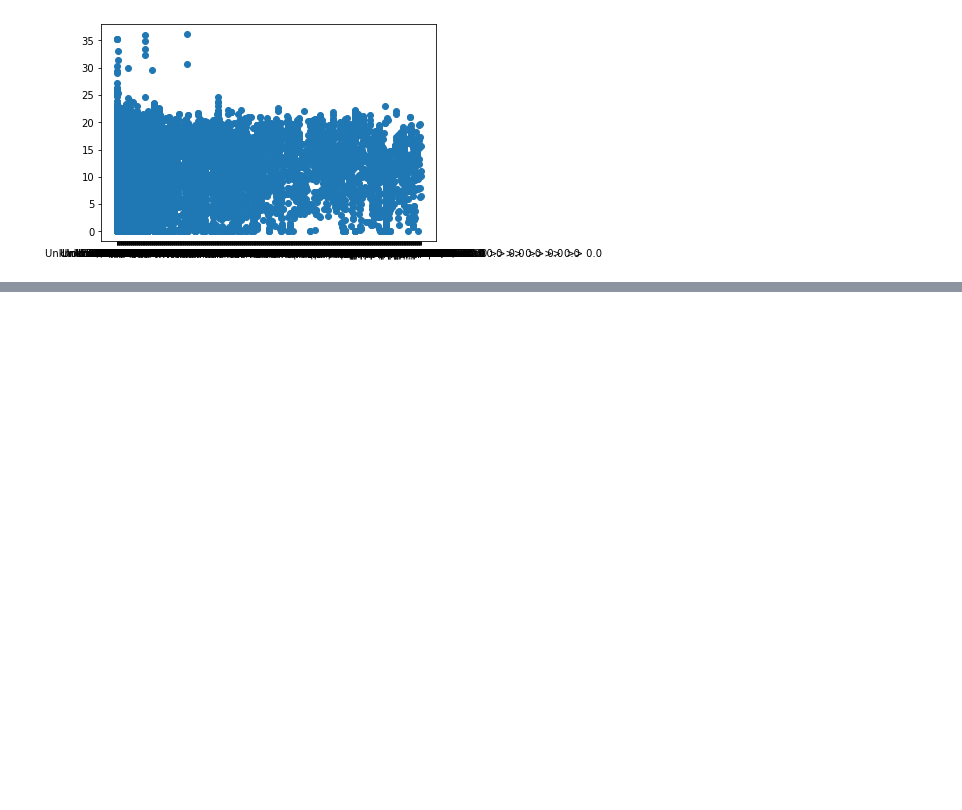
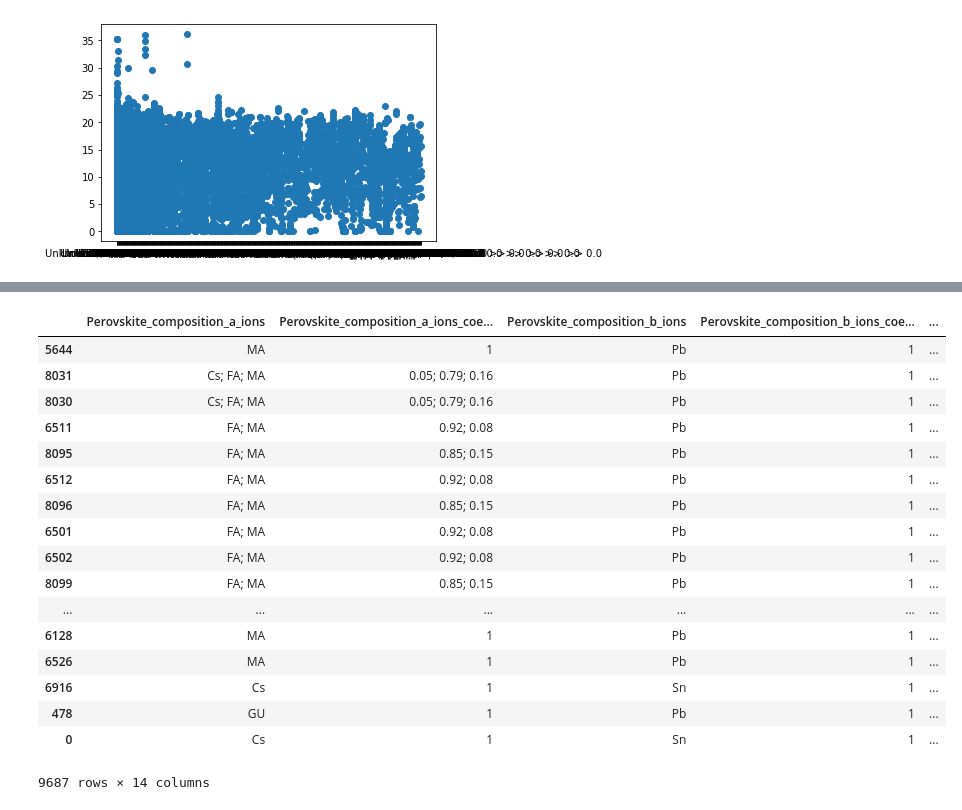
Before and after one commit to huangyiru123/pandas_psc, a Jupyter notebook: pandascleaning.ipynb, the cells around one changed output, grey strips where cells are left out. Cells and saved outputs as stored; diff of their text form; code cells hidden in the pictures; blank space fills up the shorter version.

```diff
--- a/pandascleaning.ipynb
+++ b/pandascleaning.ipynb
@@ -176,0 +316,22 @@ data1
+# %%
+data7 = data6.drop([8474,8475,8472,8473], axis=0)
+data7
+# %% [output]
+|  | Perovskite_composition_a_ions | Perovskite_composition_a_ions_coe... | Perovskite_composition_b_ions | Perovskite_composition_b_ions_coe... | ... |
+| 5644 | MA | 1 | Pb | 1 | ... |
+| 8031 | Cs; FA; MA | 0.05; 0.79; 0.16 | Pb | 1 | ... |
+| 8030 | Cs; FA; MA | 0.05; 0.79; 0.16 | Pb | 1 | ... |
+| 6511 | FA; MA | 0.92; 0.08 | Pb | 1 | ... |
+| 8095 | FA; MA | 0.85; 0.15 | Pb | 1 | ... |
+| 6512 | FA; MA | 0.92; 0.08 | Pb | 1 | ... |
+| 8096 | FA; MA | 0.85; 0.15 | Pb | 1 | ... |
+| 6501 | FA; MA | 0.92; 0.08 | Pb | 1 | ... |
+| 6502 | FA; MA | 0.92; 0.08 | Pb | 1 | ... |
+| 8099 | FA; MA | 0.85; 0.15 | Pb | 1 | ... |
+| ... | ... | ... | ... | ... | ... |
+| 6128 | MA | 1 | Pb | 1 | ... |
+| 6526 | MA | 1 | Pb | 1 | ... |
+| 6916 | Cs | 1 | Sn | 1 | ... |
+| 478 | GU | 1 | Pb | 1 | ... |
+| 0 | Cs | 1 | Sn | 1 | ... |
+9687 rows × 14 columns
```
Also changed, not shown: parts of 23 cells of this notebook.
